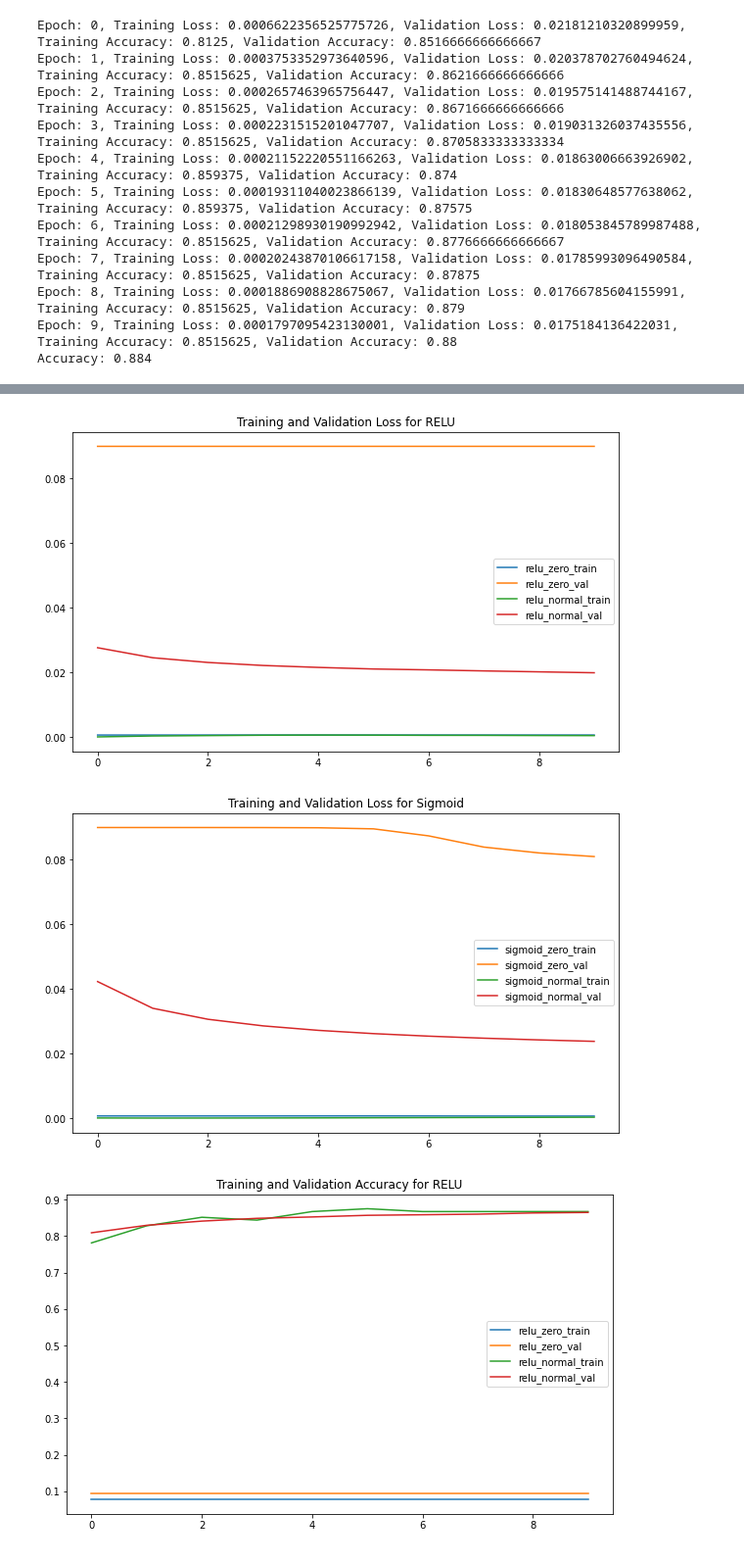
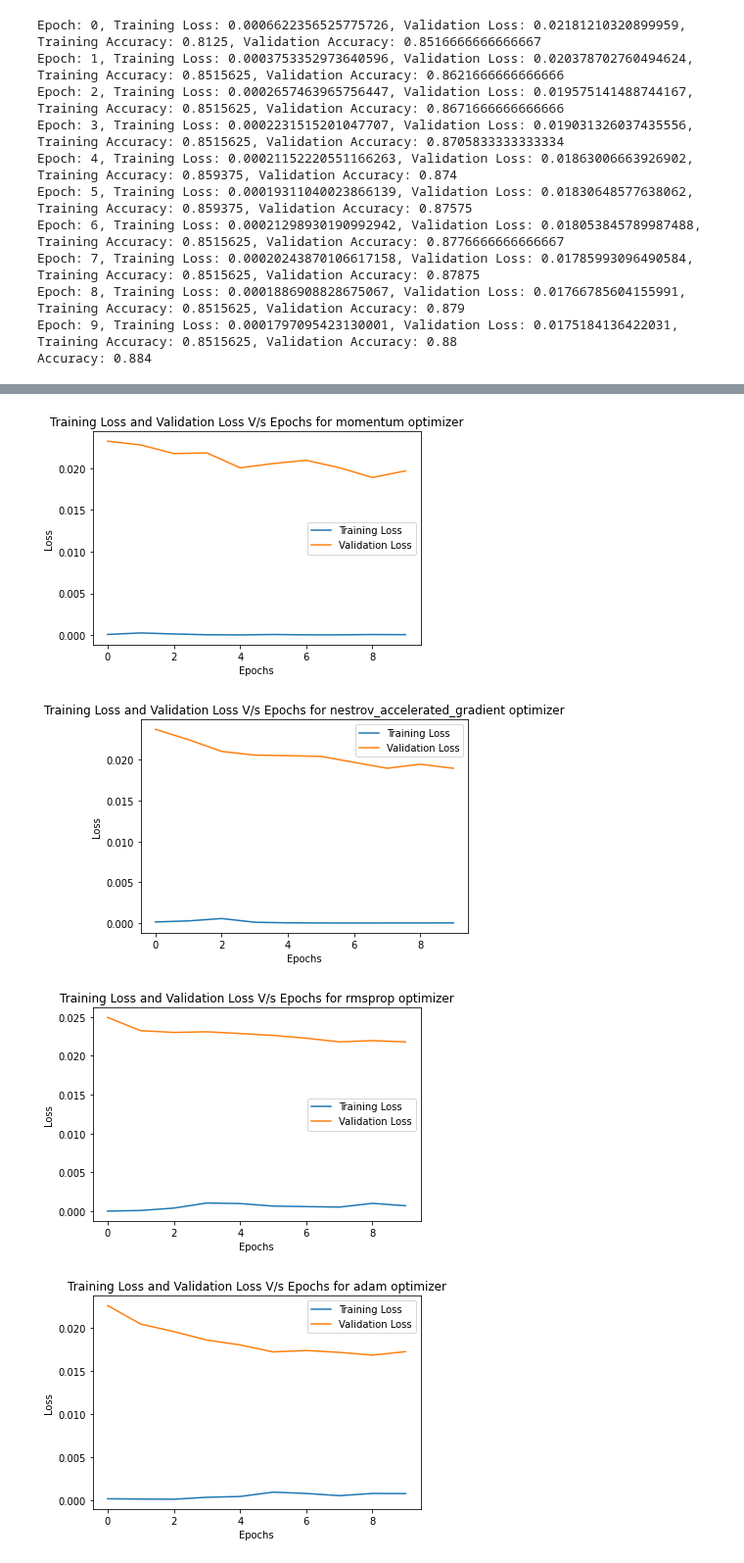
Before and after one commit to aflah02/DL_Assignments, a Jupyter notebook: Assignment_2/Part_1/Main.ipynb, the cells around one changed output, grey strips where cells are left out. Shown at 98% size. Saved outputs shown, nothing was run; the diff lists cells and outputs as text; code cells hidden in the pictures.

Commit message:
Optimizers done and working, rerunning for sanity

```diff
--- a/Assignment_2/Part_1/Main.ipynb
+++ b/Assignment_2/Part_1/Main.ipynb
@@ -34,5 +35,6 @@ Accuracy: 0.8701
 # %%
-# model = NeuralNetwork(784, (28,28), [128], 10, relu, relu_prime, 'normal_init', mse, mse_prime, 'nestrov_accelerated_gradient', {'gamma': 0.9})
-# model.fit(x_train, y_train, x_val, y_val, epochs=10, learning_rate=0.01, batch_size=128, early_stopping=True, patience=5, verbose=True)
-# print(f"Accuracy: {model.score(x_test, y_test)}")
+model = NeuralNetwork(784, (28,28), [128], 10, relu, relu_prime, 'normal_init', mse, mse_prime, 'nestrov_accelerated_gradient', {'gamma': 0.9})
+model.fit(x_train, y_train, x_val, y_val, epochs=10, learning_rate=0.01, batch_size=128, early_stopping=True, patience=5, verbose=True)
+print(f"Accuracy: {model.score(x_test, y_test)}")
+save_model(model, 'model_nestrov_accelerated_gradient')
 # %% [output]
@@ -64,6 +67,7 @@ Epoch: 8, Training Loss: 0.0001886908828675067, Validation Loss: 0.0176678560415
 Epoch: 9, Training Loss: 0.0001797095423130001, Validation Loss: 0.0175184136422031, Training Accuracy: 0.8515625, Validation Accuracy: 0.88
 Accuracy: 0.884
 # %%
-model = NeuralNetwork(784, (28,28), [128], 10, relu, relu_prime, 'normal_init', mse, mse_prime, 'rmsprop', {'epsilon': 1e-8, 'decay_rate': 0.9})
-model.fit(x_train, y_train, x_val, y_val, epochs=10, learning_rate=0.01, batch_size=128, early_stopping=True, patience=5, verbose=True)
+model = NeuralNetwork(784, (28,28), [128], 10, relu, relu_prime, 'normal_init', mse, mse_prime, 'rmsprop', {'epsilon': 1e-8, 'beta': 0.9})
+model.fit(x_train, y_train, x_val, y_val, epochs=10, learning_rate=0.0001, batch_size=128, early_stopping=True, patience=5, verbose=True)
 print(f"Accuracy: {model.score(x_test, y_test)}")
+save_model(model, 'model_rmsprop')
@@ -70,4 +86,5 @@ print(f"Accuracy: {model.score(x_test, y_test)}")
 # %%
-model = NeuralNetwork(784, (28,28), [128], 10, relu, relu_prime, 'normal_init', mse, mse_prime, 'adam', {'beta_1': 0.9, 'beta_2': 0.999, 'epsilon': 1e-8})
-model.fit(x_train, y_train, x_val, y_val, epochs=10, learning_rate=0.01, batch_size=128, early_stopping=True, patience=5, verbose=True)
+model = NeuralNetwork(784, (28,28), [128], 10, relu, relu_prime, 'normal_init', mse, mse_prime, 'adam', {'beta1': 0.9, 'beta2': 0.999, 'epsilon': 1e-6})
+model.fit(x_train, y_train, x_val, y_val, epochs=10, learning_rate=0.0001, batch_size=128, early_stopping=True, patience=5, verbose=True)
 print(f"Accuracy: {model.score(x_test, y_test)}")
+save_model(model, 'model_adam')
@@ -82,39 +103,23 @@ sigmoid_normal_model = load_model("model_sigmoid_normal_init.pkl")
-# %%
-# Plot the training loss and validation loss for RELU
-# fig size
-plt.figure(figsize=(10, 6))
-plt.plot(relu_zero_model.train_loss, label='relu_zero_train')
-plt.plot(relu_zero_model.val_loss, label='relu_zero_val')
-plt.plot(relu_normal_model.train_loss, label='relu_normal_train')
-plt.plot(relu_normal_model.val_loss, label='relu_normal_val')
-plt.title('Training and Validation Loss for RELU')
-plt.legend()
-plt.show()
-# %% [output]
-[figure, removed]
-# %%
-# Plot the training loss and validation loss for Sigmoid
-# fig size
-plt.figure(figsize=(10, 6))
-plt.plot(sigmoid_zero_model.train_loss, label='sigmoid_zero_train')
-plt.plot(sigmoid_zero_model.val_loss, label='sigmoid_zero_val')
-plt.plot(sigmoid_normal_model.train_loss, label='sigmoid_normal_train')
-plt.plot(sigmoid_normal_model.val_loss, label='sigmoid_normal_val')
-plt.title('Training and Validation Loss for Sigmoid')
-plt.legend()
-plt.show()
-# %% [output]
-[figure, removed]
-# %%
-# Plot the training accuracy and validation accuracy for RELU
-# fig size
-plt.figure(figsize=(10, 6))
-plt.plot(relu_zero_model.train_acc, label='relu_zero_train')
-plt.plot(relu_zero_model.val_acc, label='relu_zero_val')
-plt.plot(relu_normal_model.train_acc, label='relu_normal_train')
-plt.plot(relu_normal_model.val_acc, label='relu_normal_val')
-plt.title('Training and Validation Accuracy for RELU')
-plt.legend()
-plt.show()
-# %% [output]
-[figure, removed]
+# %%
+# Load the models
+model_momentum = load_model('model_momentum')
+model_nestrov_accelerated_gradient = load_model('model_nestrov_accelerated_gradient')
+model_adagrad = load_model('model_adagrad')
+model_rmsprop = load_model('model_rmsprop')
+model_adam = load_model('model_adam')
+models = [model_momentum, model_nestrov_accelerated_gradient, model_adagrad, model_rmsprop, model_adam]
+# %%
+# Training Loss and Validation Loss V/s Epochs for different optimizers
+for model in models:
+    plt.plot(model.train_loss, label='Training Loss')
+    plt.plot(model.val_loss, label='Validation Loss')
+    plt.xlabel('Epochs')
+    plt.ylabel('Loss')
+    plt.title(f"Training Loss and Validation Loss V/s Epochs for {model.optimizer} optimizer")
+    plt.legend()
+    plt.show()
+# %% [output]
+[figure, added]
+[figure, added]
+[figure, added]
+[figure, added]
```
Also changed, not shown: parts of 7 cells of this notebook, 5 other files.
